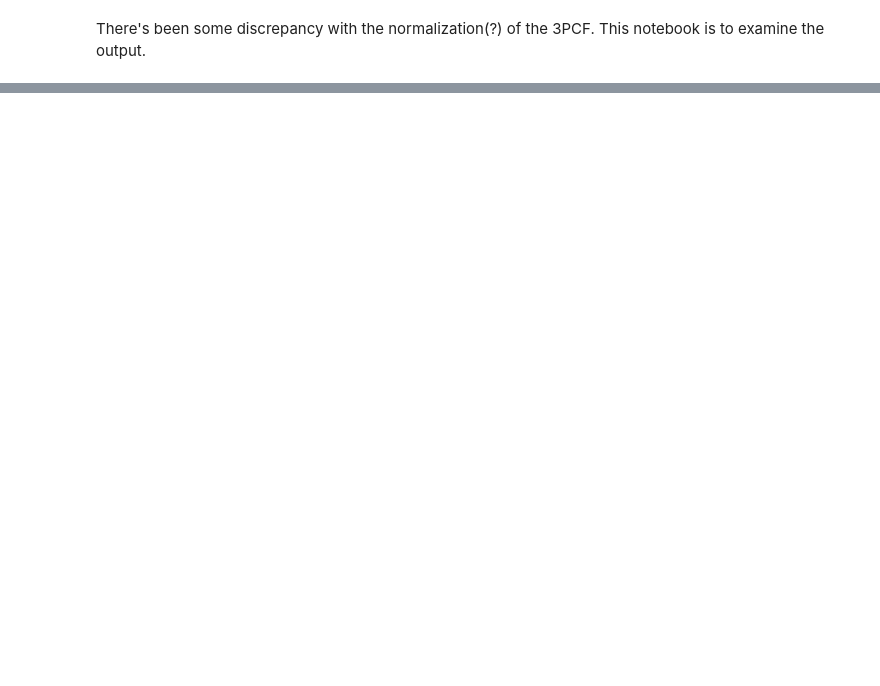
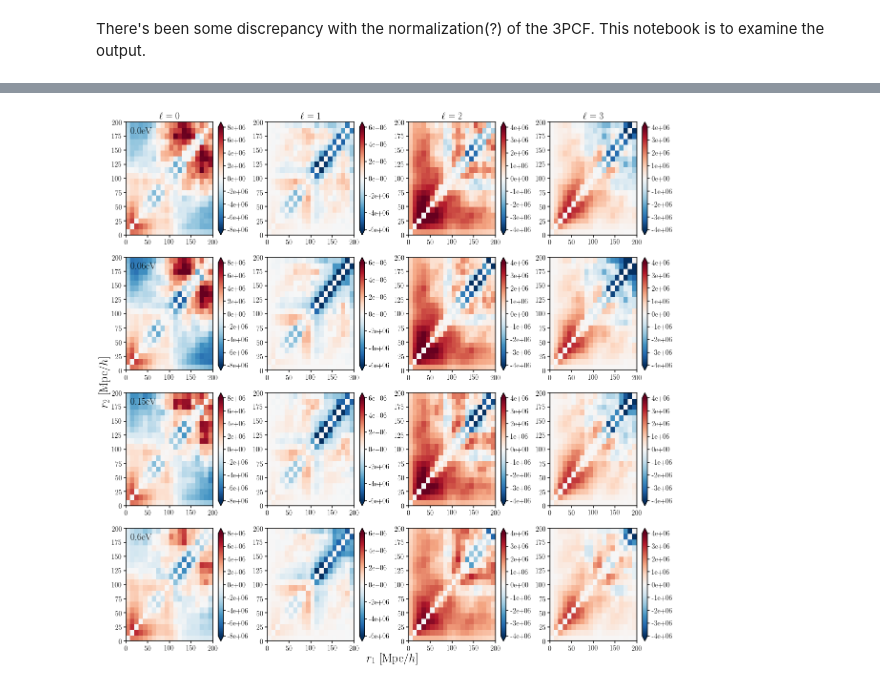
Before and after one commit to changhoonhahn/eMaNu, a Jupyter notebook: notebook/local_3pcf.ipynb, the cells around one changed output, grey strips where cells are left out. Cells and saved outputs as stored; diff of their text form; code cells hidden in the pictures; blank space fills up the shorter version.

```diff
--- a/notebook/local_3pcf.ipynb
+++ b/notebook/local_3pcf.ipynb
@@ -76,0 +79,24 @@ fig.subplots_adjust(hspace=0.3, wspace=0.3)
+# %%
+fig = plt.figure(figsize=(20,20))
+bkgd = fig.add_subplot(111, frameon=False)
+for i_m, mn in enumerate([0.0, 0.06, 0.15, 0.6]):
+    for ell in range(4):
+        sub = fig.add_subplot(4,4,i_m*4+ell+1)
+        mu_tpcf = mu_tpcfs(mn)
+        if ell == 0: vlim = [-8e6, 8e6]
+        elif ell == 1: vlim = [-6e6, 6e6]
+        elif ell == 2: vlim = [-4e6, 4e6]
+        elif ell == 3: vlim = [-4e6, 4e6]
+        cont = sub.pcolormesh(np.linspace(0., 200., 21),
+                              np.linspace(0., 200., 21),
+                              mu_tpcf[ell], cmap='RdBu_r', vmin=vlim[0], vmax=vlim[1])##, norm=MidpointNormalize(vmin=vlim[0], vmax=midpoint=0.)) #, cmap='afmhot')
+        plt.colorbar(cont, format='%.0e', extend='both')
+        if i_m == 0: sub.set_title("$\ell="+str(ell)+"$", fontsize=20)
+        if ell == 0: sub.text(0.05, 0.9, str(mn)+'eV',
+                              transform=sub.transAxes, fontsize=20)#, color='white')
+bkgd.tick_params(labelcolor='none', top=False, bottom=False, left=False, right=False)
+bkgd.set_xlabel(r'$r_1$ [Mpc/$h$]', fontsize=25)
+bkgd.set_ylabel(r'$r_2$ [Mpc/$h$]', fontsize=25)
+fig.subplots_adjust(hspace=0.2, wspace=0.3)
+# %% [output]
+[figure, added]
```
Also changed, not shown: parts of 5 cells of this notebook, 2 other files.
